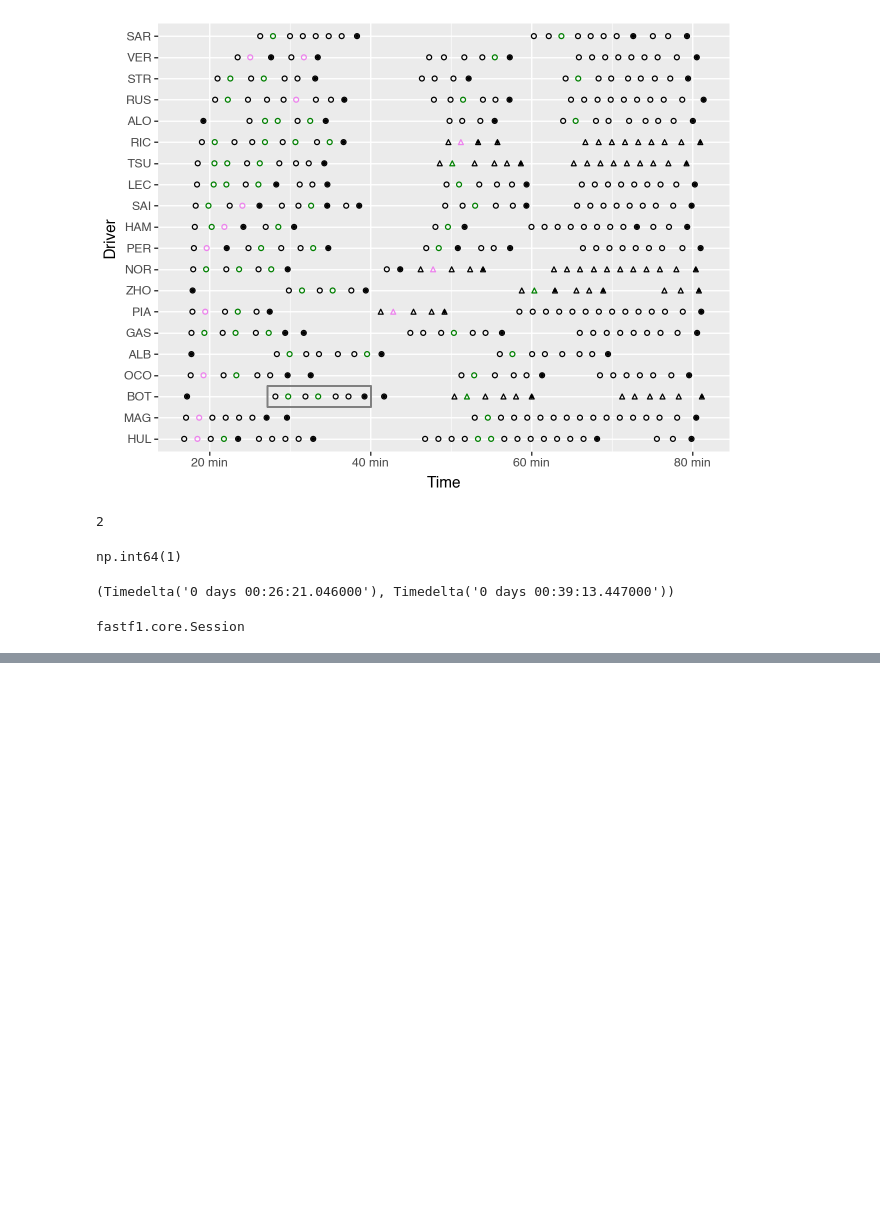
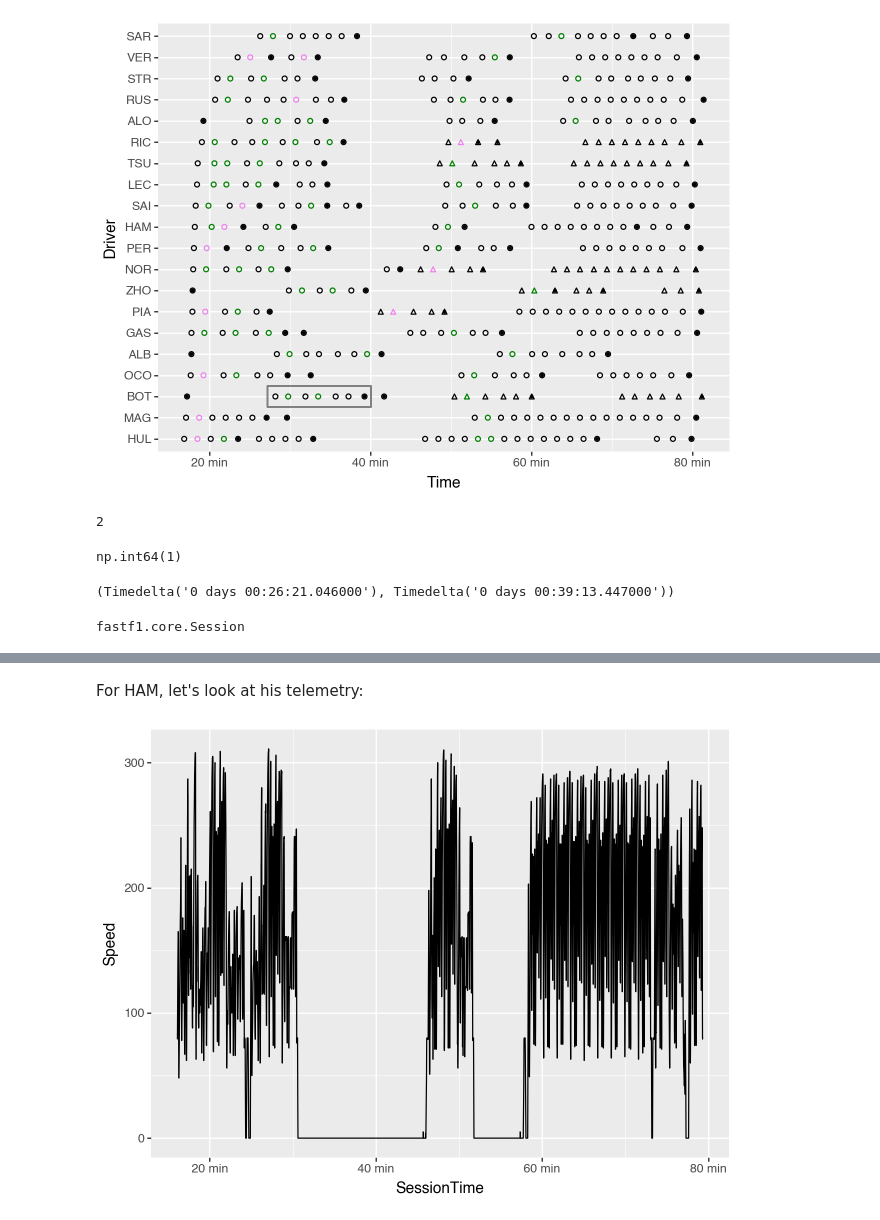
Before and after one commit to f1datajunkie/wranglingf1datawithpython, a Jupyter notebook: book/session_utilisation.ipynb, the cells around one changed output, grey strips where cells are left out. Drawn from its saved outputs; the diff is of its cells as text; code cells hidden in the pictures; blank space fills up the shorter version.

```diff
--- a/book/session_utilisation.ipynb
+++ b/book/session_utilisation.ipynb
@@ -424,0 +444,3 @@ su.base_chart() + su.session_highlight_box("BOT", 2)
+# %%
+HAM_tel = fp1.laps.pick_drivers('HAM').get_car_data().add_distance()
+HAM_tel
@@ -424,0 +461,13 @@ su.base_chart() + su.session_highlight_box("BOT", 2)
+# %% [markdown]
+For HAM, let's look at his telemetry:
+# %%
+from plotnine import ggplot, geom_line, aes, scale_x_timedelta
+
+(
+    ggplot(HAM_tel, aes(x="SessionTime",
+        y="Speed"))
+            + geom_line(color="black")
+    #+ scale_x_timedelta()
+)
+# %% [output]
+[figure, added]
```
Also changed, not shown: parts of 12 cells of this notebook.
